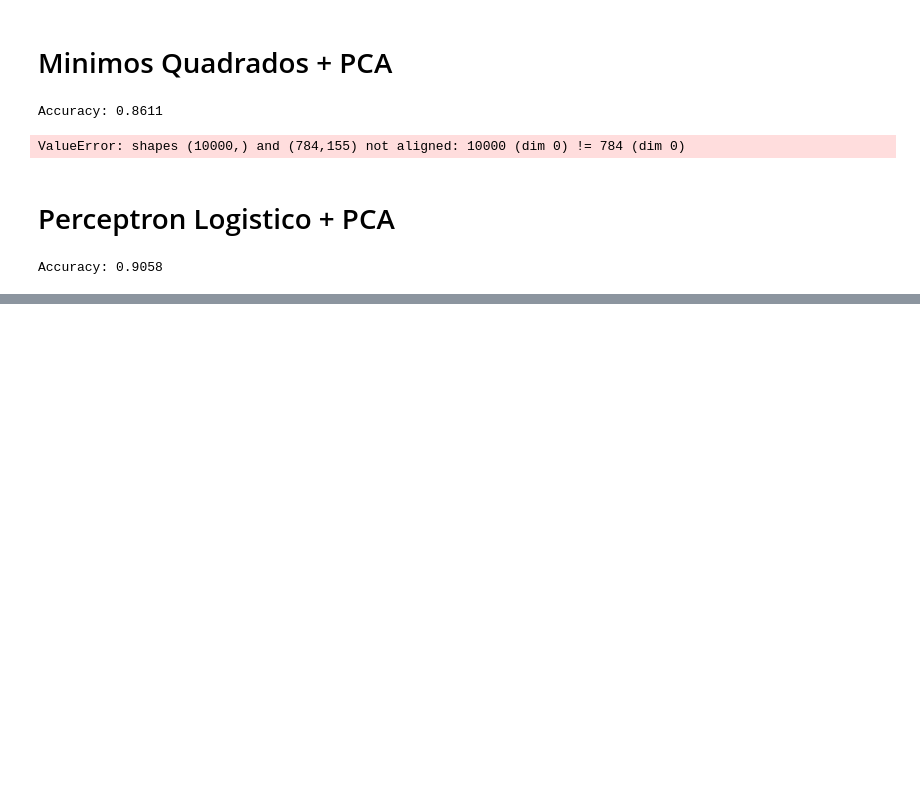
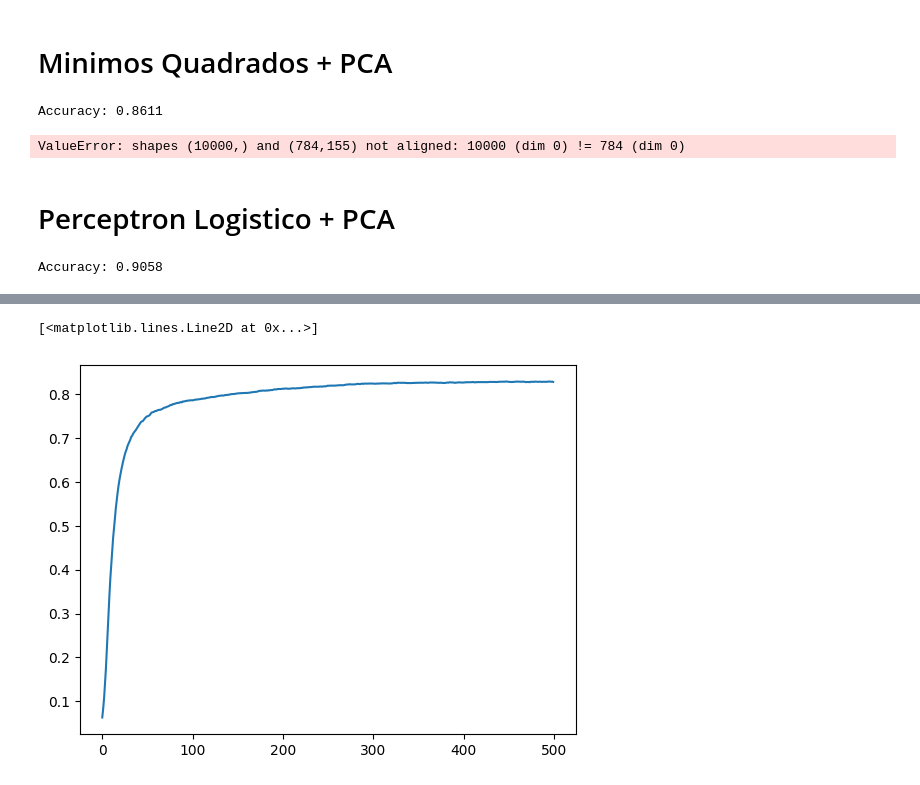
Before and after one commit to rmouram/ica_trabalho, a Jupyter notebook: minimos_quadrados.ipynb, the cells around one changed output, grey strips where cells are left out. Saved outputs shown, nothing was run; the diff lists cells and outputs as text; code cells hidden in the pictures; blank space fills up the shorter version.

```diff
--- a/minimos_quadrados.ipynb
+++ b/minimos_quadrados.ipynb
@@ -432,0 +558,5 @@ Accuracy: 0.9058
+# %%
+plot(val_accuracies)
+# %% [output]
+[<matplotlib.lines.Line2D at 0x...>]
+[figure, added]
```
Also changed, not shown: parts of 7 cells of this notebook, 2 other files.
